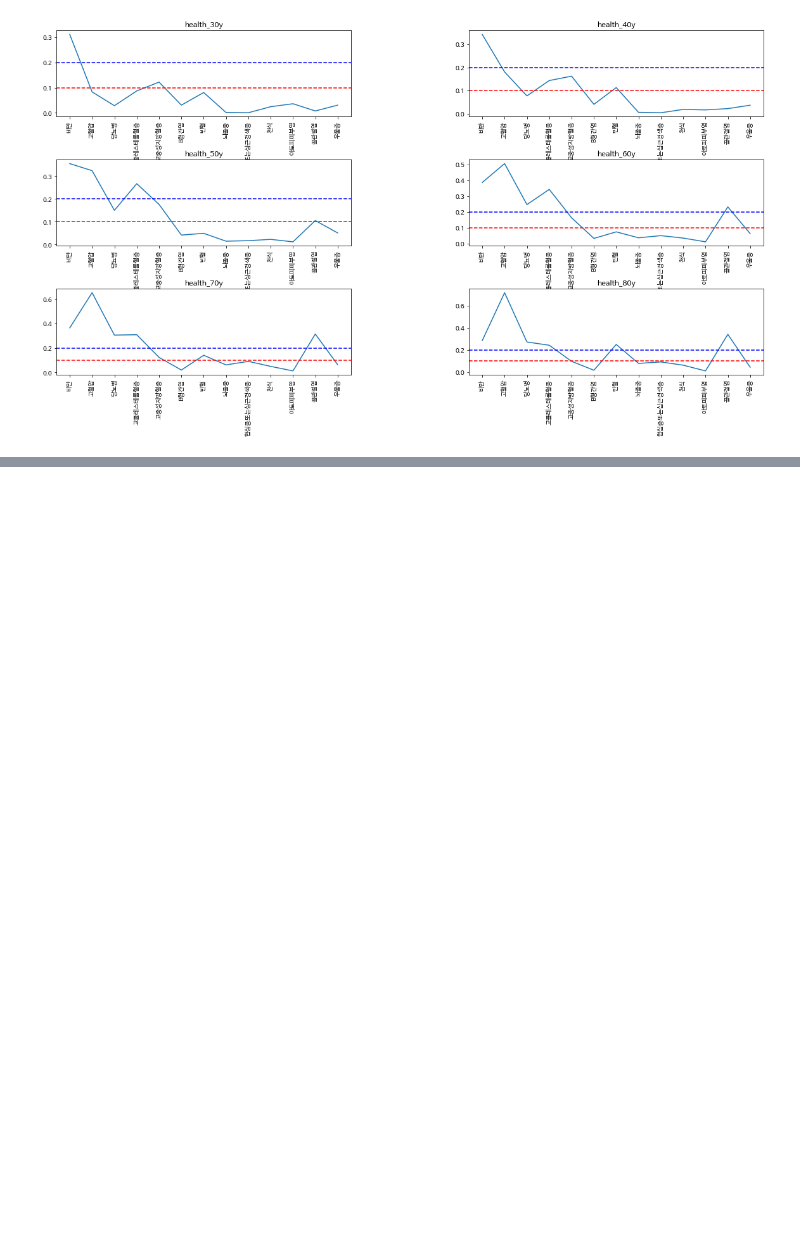
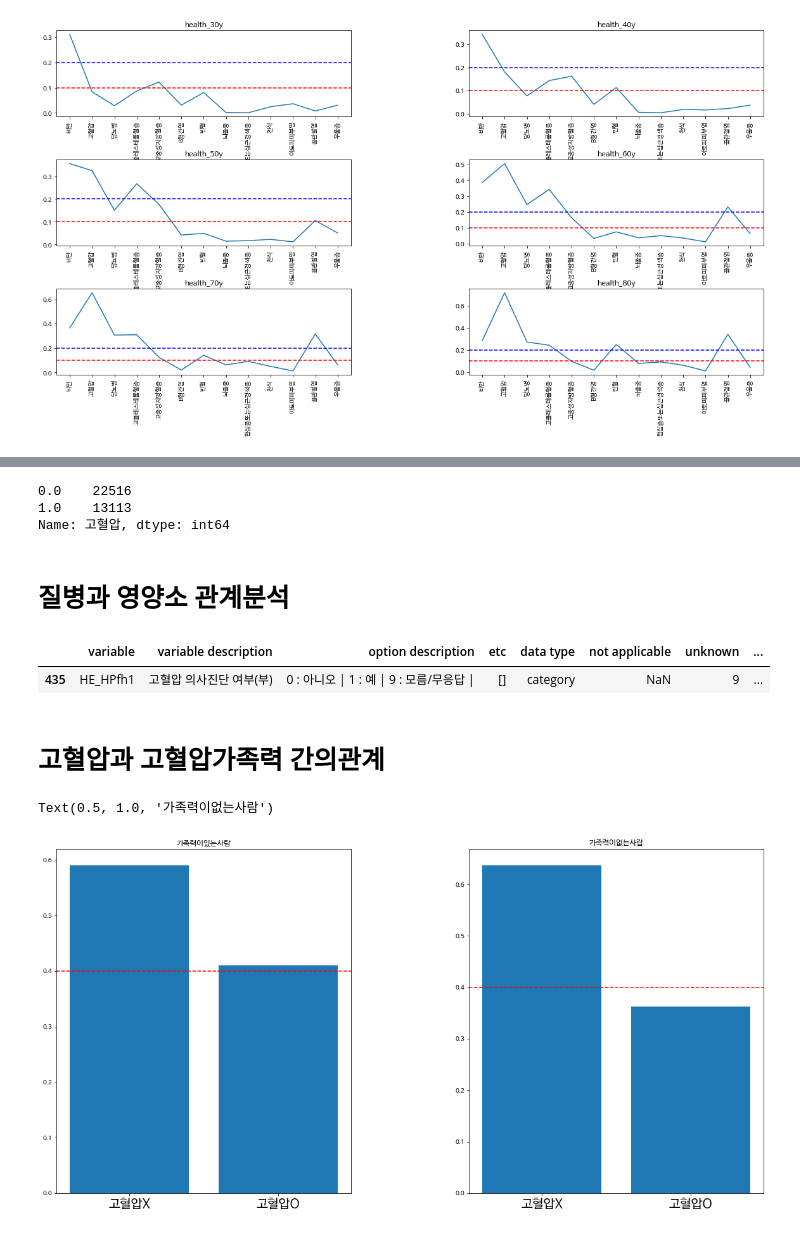
Before and after one commit to amthreeh/healthnutrition, a Jupyter notebook: nuritionC.ipynb, the cells around one changed output, grey strips where cells are left out. Drawn from its saved outputs; the diff is of its cells as text; code cells hidden in the pictures; blank space fills up the shorter version.

```diff
--- a/nuritionC.ipynb
+++ b/nuritionC.ipynb
@@ -759,0 +893,13 @@ health_info.query("variable == @health_check")
+# %%
+health['고혈압'].value_counts()
+# %% [output]
+0.0    22516
+1.0    13113
+Name: 고혈압, dtype: int64
+# %% [markdown]
+# 질병과 영양소 관계분석
+# %%
+health_info.query("variable == 'HE_HPfh1'")
+# %% [output]
+|  | variable | variable description | option description | etc | data type | not applicable | unknown | ... |
+| 435 | HE_HPfh1 | 고혈압 의사진단 여부(부) | 0 : 아니오 | 1 : 예 | 9 : 모름/무응답 | | [] | category | NaN | 9 | ... |
@@ -759,0 +936,36 @@ health_info.query("variable == @health_check")
+# %% [markdown]
+# 고혈압과 고혈압가족력 간의관계
+# %%
+grid = gridspec.GridSpec(1,2)#그래프를 그릴 도화지 개수
+plt.figure(figsize=(20,10))
+plt.subplots_adjust(wspace= 0.4, hspace=0.5) #그래프 간의 거리 조절
+
+ax0 = plt.subplot(grid[0])
+ax1 = plt.subplot(grid[1])
+
+family_high_blood_presure =health.query('HE_HPfh1 == 1 or HE_HPfh2 == 1 or HE_HPfh3 == 1')
+Nofamily_high_blood_presure =health.query('HE_HPfh1 != 1 or HE_HPfh2 != 1 or HE_HPfh3 != 1')
+
+all_cnt = family_high_blood_presure['고혈압'].value_counts()
+x = [0,1]
+y = [all_cnt[0]/all_cnt.sum(), all_cnt[1]/all_cnt.sum()]
+ax0.bar(x,y)
+ax0.set_xticks(x)
+ax0.axhline(0.4,0,len(x), color='red', linestyle = '--')
+_=ax0.set_xticklabels(['고혈압X','고혈압O'],fontsize=20)
+ax0.set_title("가족력이있는사람")
+
+all_cnt = Nofamily_high_blood_presure['고혈압'].value_counts()
+x = [0,1]
+y = [all_cnt[0]/all_cnt.sum(), all_cnt[1]/all_cnt.sum()]
+
+ax1.bar(x,y)
+ax1.set_xticks(x)
+ax1.axhline(0.4,0,len(x), color='red', linestyle = '--')
+_=ax1.set_xticklabels(['고혈압X','고혈압O'],fontsize=20)
+ax1.set_title("가족력이없는사람")
+
+# 고혈압가족력과 고혈압은 관계가있다.
+# %% [output]
+Text(0.5, 1.0, '가족력이없는사람')
+[figure, added]
```
Also changed, not shown: parts of 22 cells of this notebook.
